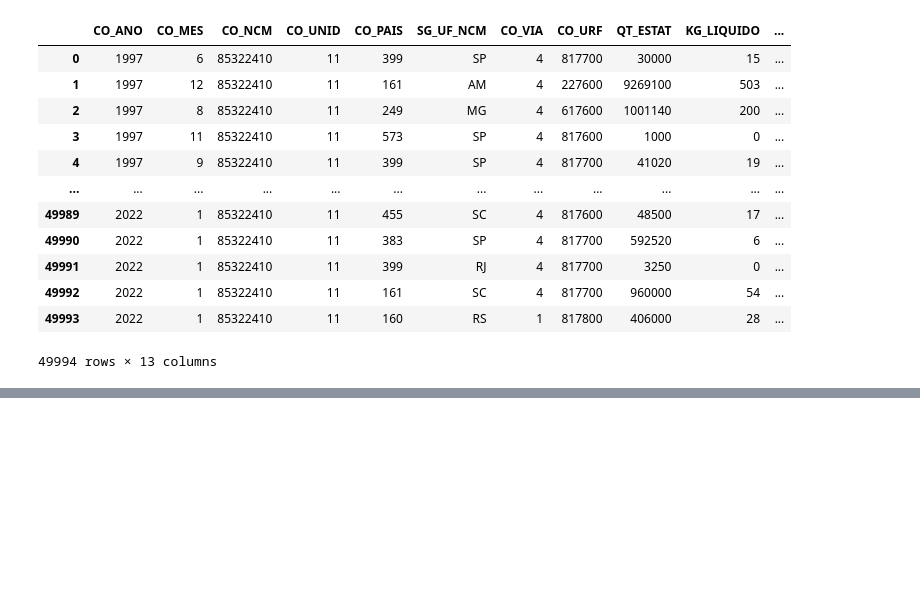
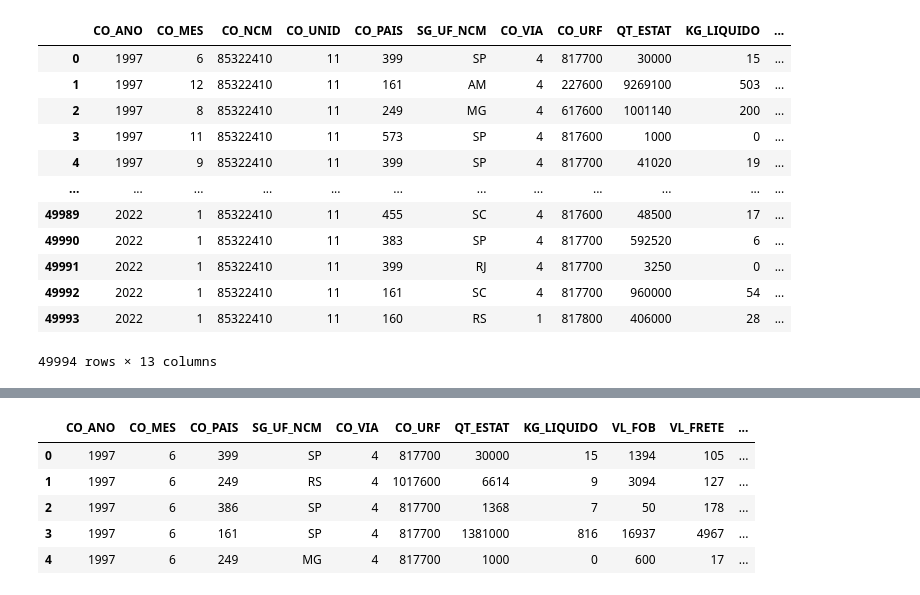
Before and after one commit to Migliorin/Comex-Data-Analysis, a Jupyter notebook: notebooks/analise_dados.ipynb, the cells around one changed output, grey strips where cells are left out. Cells and saved outputs as stored; diff of their text form; code cells hidden in the pictures; blank space fills up the shorter version.

```diff
--- a/notebooks/analise_dados.ipynb
+++ b/notebooks/analise_dados.ipynb
@@ -730,6 +709,15 @@ df_produto = df_produto.merge(df_dolar,left_on=['CO_ANO','CO_MES'],right_on=['an
 df_produto.drop(['ano','mes','CO_NCM','CO_UNID'],axis=1,inplace=True)
 # %%
 df_produto = df_produto[df_produto.VL_FRETE != 0]
+# %%
+df_produto.head()
+# %% [output]
+|  | CO_ANO | CO_MES | CO_PAIS | SG_UF_NCM | CO_VIA | CO_URF | QT_ESTAT | KG_LIQUIDO | VL_FOB | VL_FRETE | ... |
+| 0 | 1997 | 6 | 399 | SP | 4 | 817700 | 30000 | 15 | 1394 | 105 | ... |
+| 1 | 1997 | 6 | 249 | RS | 4 | 1017600 | 6614 | 9 | 3094 | 127 | ... |
+| 2 | 1997 | 6 | 386 | SP | 4 | 817700 | 1368 | 7 | 50 | 178 | ... |
+| 3 | 1997 | 6 | 161 | SP | 4 | 817700 | 1381000 | 816 | 16937 | 4967 | ... |
+| 4 | 1997 | 6 | 249 | MG | 4 | 817700 | 1000 | 0 | 600 | 17 | ... |
 # %%
 with sns.axes_style("white"):
 
```
Also changed, not shown: parts of 11 cells of this notebook.
